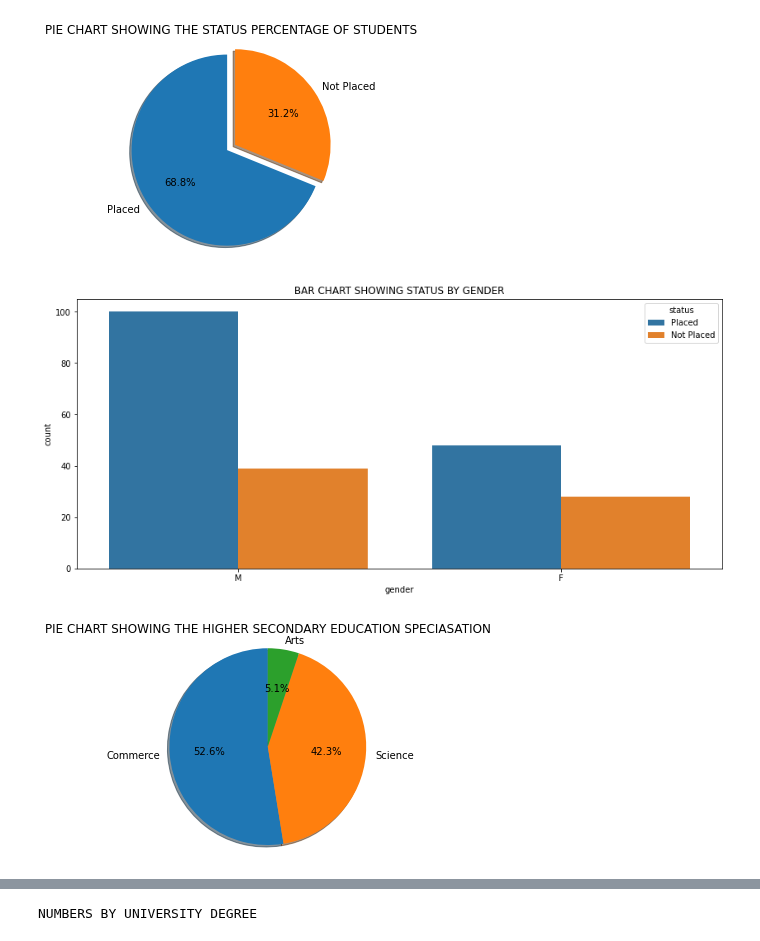
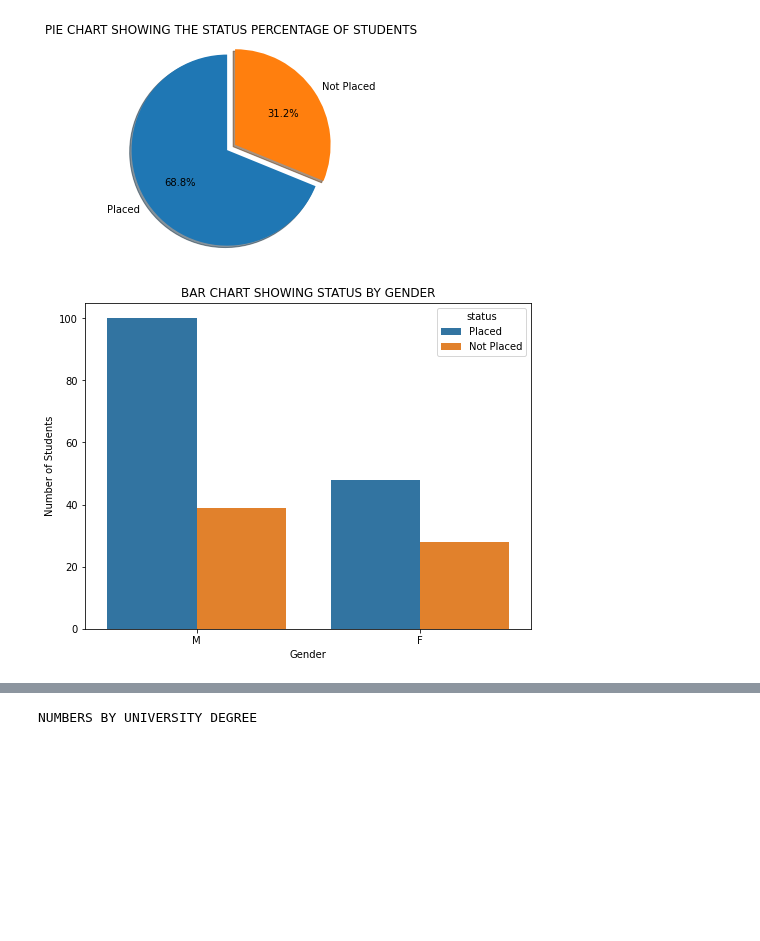
Before and after one commit to devchoplife/Campus-placement, a Jupyter notebook: school_placement.ipynb, the cells around one changed output, grey strips where cells are left out. Cells and saved outputs as stored; diff of their text form; code cells hidden in the pictures; blank space fills up the shorter version.

```diff
--- a/school_placement.ipynb
+++ b/school_placement.ipynb
@@ -176,20 +176,11 @@ plt.show()
 # %% [output]
 [figure]
 # %%
-plt.figure(figsize =(14, 6))
+plt.figure(figsize =(8, 6))
 sns.countplot('gender', hue = 'status', data = pment)
 plt.title("BAR CHART SHOWING STATUS BY GENDER")
+plt.xlabel('Gender')
+plt.ylabel('Number of Students')
 plt.show()
 # %% [output]
-[figure, old version]
+[figure, new version]
-# %%
-labels = 'Commerce', 'Science', 'Arts'
-sizes = [113, 91, 11]
-
-fig3, ax3 = plt.subplots()
-ax3.pie(sizes, labels = labels, autopct = '%1.1f%%', shadow = True, startangle = 90)
-ax3.axis('equal')
-plt.title("PIE CHART SHOWING THE HIGHER SECONDARY EDUCATION SPECIASATION")
-plt.show()
-# %% [output]
-[figure, removed]
```
Also changed, not shown: parts of 3 cells of this notebook.
